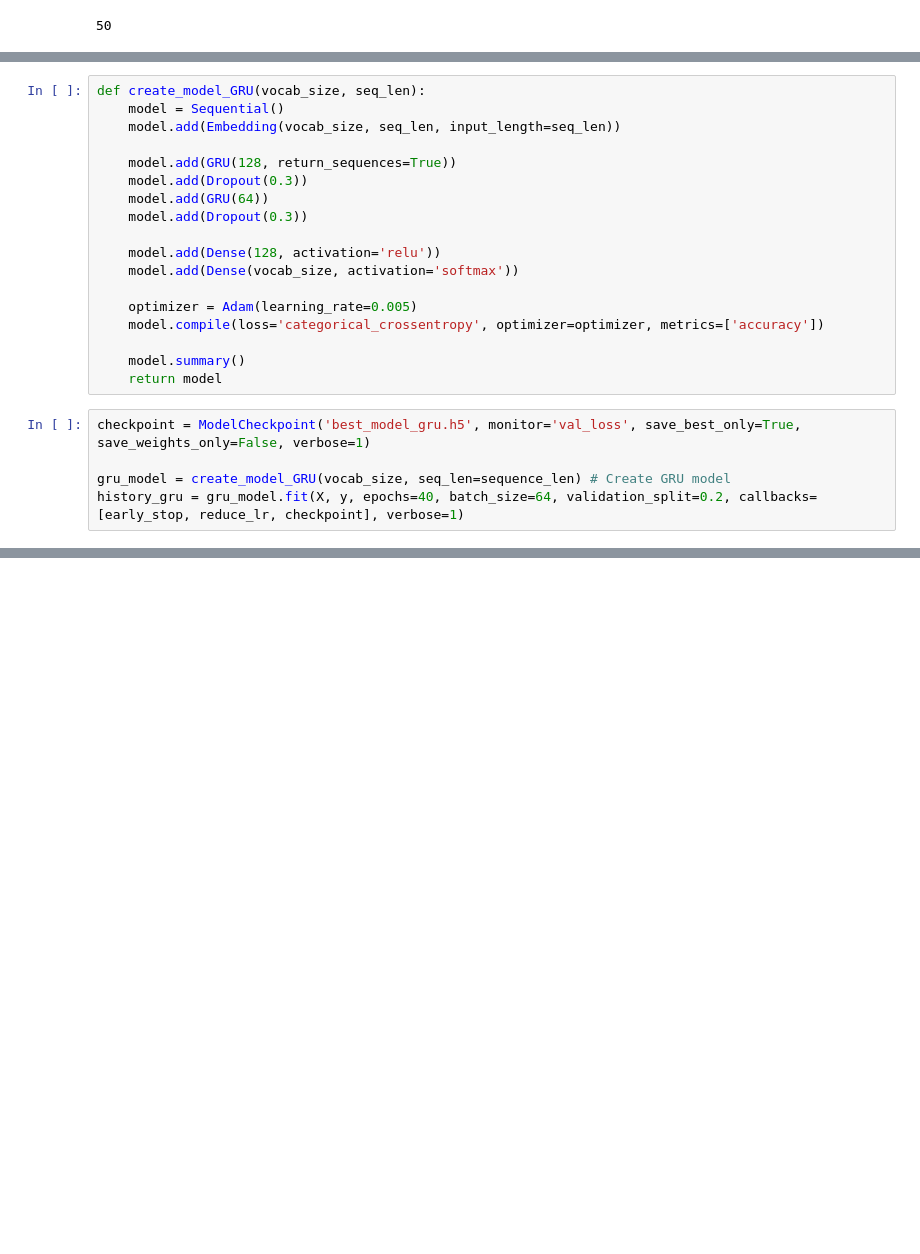
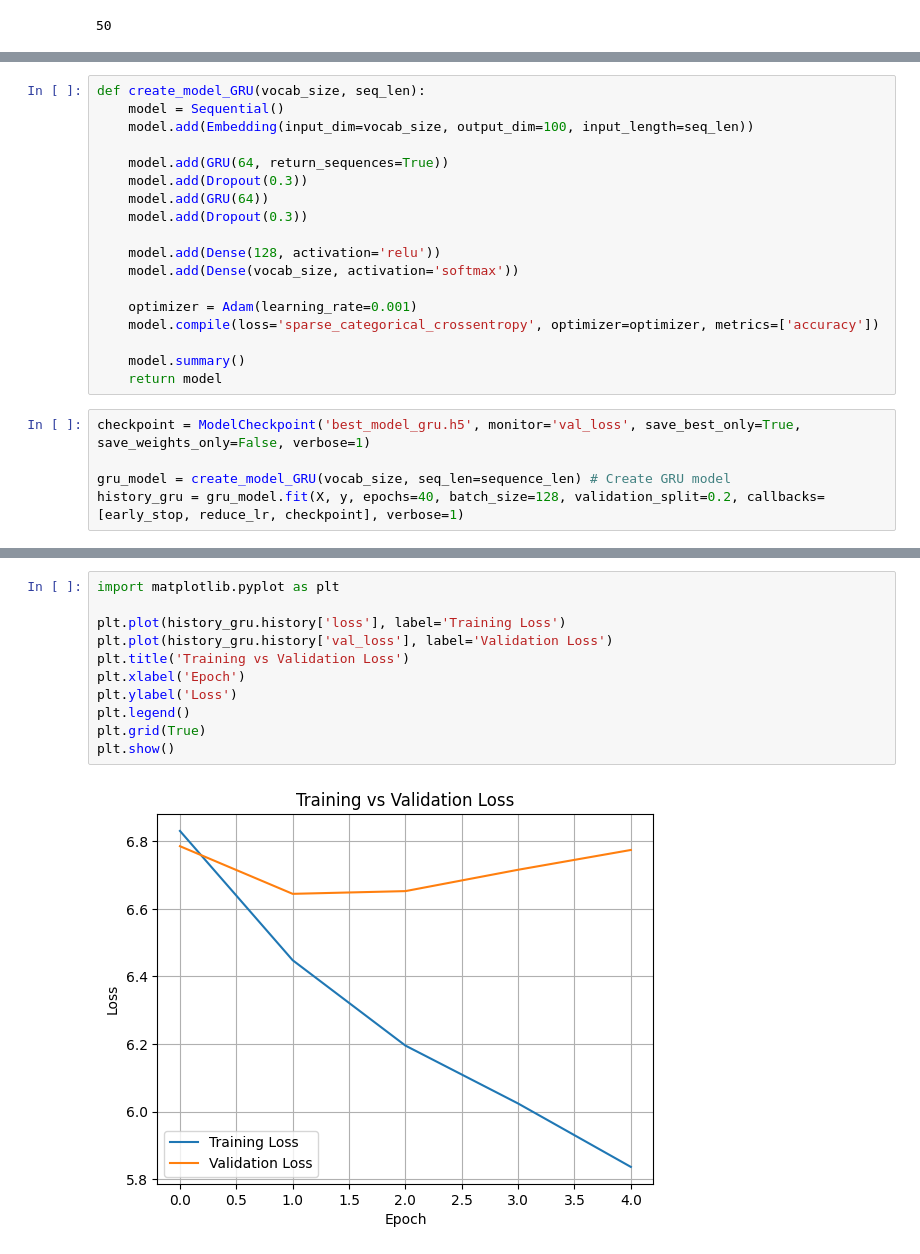
Before and after one commit to gabikir99/shakespeare-text-generator, a Jupyter notebook: model.ipynb, the cells around one changed output, grey strips where cells are left out. Saved outputs shown, nothing was run; the diff lists cells and outputs as text; blank space fills up the shorter version.

```diff
--- a/model.ipynb
+++ b/model.ipynb
@@ -392,9 +374,9 @@ plt.show()
 # %%
 def create_model_GRU(vocab_size, seq_len):
     model = Sequential()
-    model.add(Embedding(vocab_size, seq_len, input_length=seq_len))
+    model.add(Embedding(input_dim=vocab_size, output_dim=100, input_length=seq_len))
 
-    model.add(GRU(128, return_sequences=True))
+    model.add(GRU(64, return_sequences=True))
     model.add(Dropout(0.3))
     model.add(GRU(64))
     model.add(Dropout(0.3))
@@ -402,8 +384,8 @@ def create_model_GRU(vocab_size, seq_len):
     model.add(Dense(128, activation='relu'))
     model.add(Dense(vocab_size, activation='softmax'))
 
-    optimizer = Adam(learning_rate=0.005)
-    model.compile(loss='categorical_crossentropy', optimizer=optimizer, metrics=['accuracy'])
+    optimizer = Adam(learning_rate=0.001)
+    model.compile(loss='sparse_categorical_crossentropy', optimizer=optimizer, metrics=['accuracy'])
 
     model.summary()
     return model
@@ -411,5 +393,5 @@ def create_model_GRU(vocab_size, seq_len):
 checkpoint = ModelCheckpoint('best_model_gru.h5', monitor='val_loss', save_best_only=True, save_weights_only=False, verbose=1)
 
 gru_model = create_model_GRU(vocab_size, seq_len=sequence_len) # Create GRU model
-history_gru = gru_model.fit(X, y, epochs=40, batch_size=64, validation_split=0.2, callbacks=[early_stop, reduce_lr, checkpoint], verbose=1)
+history_gru = gru_model.fit(X, y, epochs=40, batch_size=128, validation_split=0.2, callbacks=[early_stop, reduce_lr, checkpoint], verbose=1)
 # %% [output]
@@ -449,0 +415,13 @@ Epoch 25: val_loss did not improve from 5.57976
+# %%
+import matplotlib.pyplot as plt
+
+plt.plot(history_gru.history['loss'], label='Training Loss')
+plt.plot(history_gru.history['val_loss'], label='Validation Loss')
+plt.title('Training vs Validation Loss')
+plt.xlabel('Epoch')
+plt.ylabel('Loss')
+plt.legend()
+plt.grid(True)
+plt.show()
+# %% [output]
+[figure, added]
```
Also changed, not shown: parts of 23 cells of this notebook, 3 other files.
